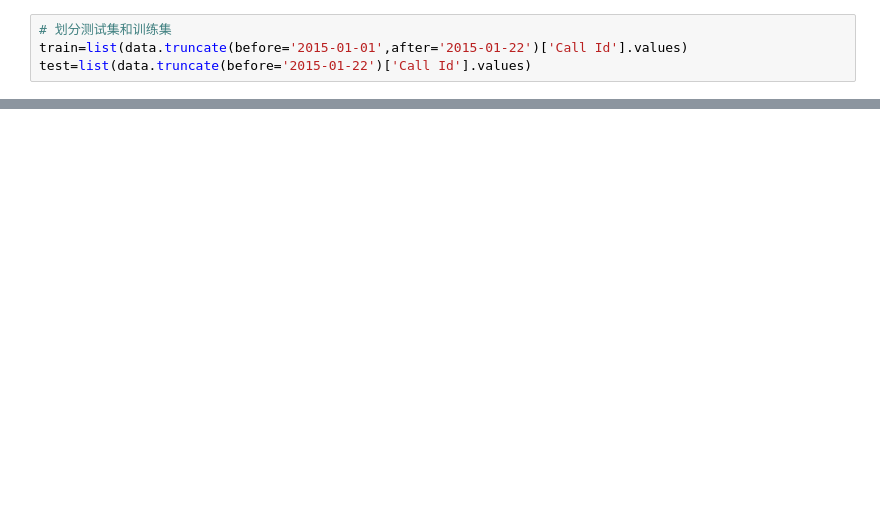
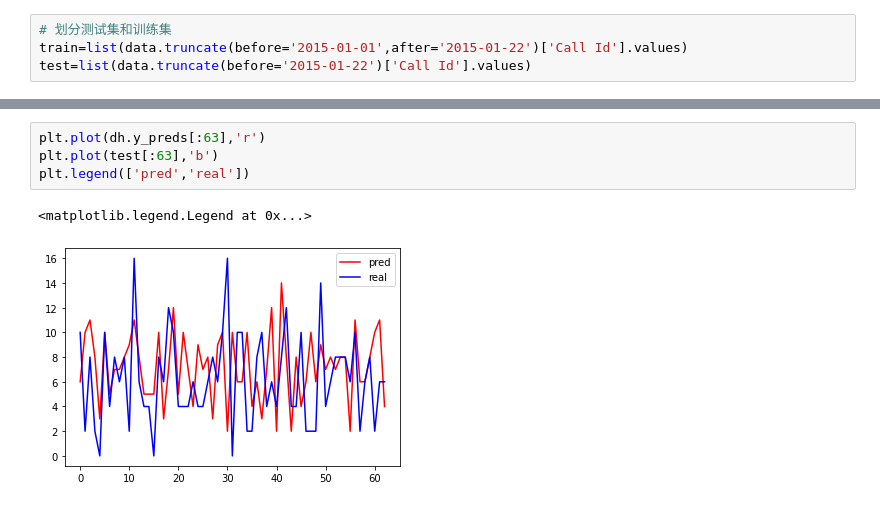
Before and after one commit to lca-123/DSholtwinter, a Jupyter notebook: code.ipynb, the cells around one changed output, grey strips where cells are left out. Drawn from its saved outputs; the diff is of its cells as text; blank space fills up the shorter version.

```diff
--- a/code.ipynb
+++ b/code.ipynb
@@ -38,0 +46,7 @@ dh.plot_hat(0,2*63)
+# %%
+plt.plot(dh.y_preds[:63],'r')
+plt.plot(test[:63],'b')
+plt.legend(['pred','real'])
+# %% [output]
+<matplotlib.legend.Legend at 0x...>
+[figure, added]
```
Also changed, not shown: parts of 2 cells of this notebook, 4 other files.
